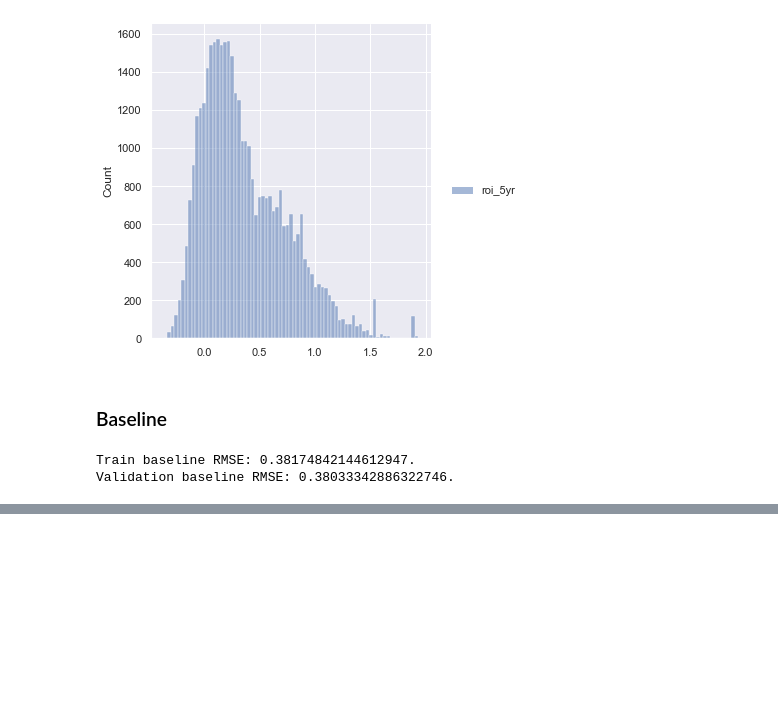
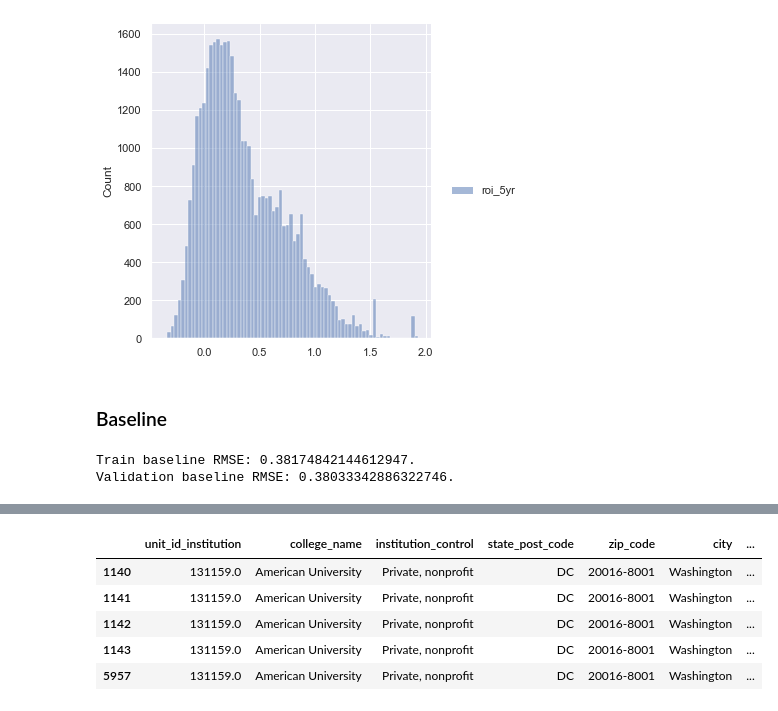
Before and after one commit to CDM-College-ROI/capstone_working_repo, a Jupyter notebook: cc_folder/cc_modeling.ipynb, the cells around one changed output, grey strips where cells are left out. Saved outputs shown, nothing was run; the diff lists cells and outputs as text; code cells hidden in the pictures; blank space fills up the shorter version.

```diff
--- a/cc_folder/cc_modeling.ipynb
+++ b/cc_folder/cc_modeling.ipynb
@@ -725,0 +974,9 @@ Validation baseline RMSE: 0.38033342886322746.
+# %%
+df[df.college_name == 'American University'].head()
+# %% [output]
+|  | unit_id_institution | college_name | institution_control | state_post_code | zip_code | city | ... |
+| 1140 | 131159.0 | American University | Private, nonprofit | DC | 20016-8001 | Washington | ... |
+| 1141 | 131159.0 | American University | Private, nonprofit | DC | 20016-8001 | Washington | ... |
+| 1142 | 131159.0 | American University | Private, nonprofit | DC | 20016-8001 | Washington | ... |
+| 1143 | 131159.0 | American University | Private, nonprofit | DC | 20016-8001 | Washington | ... |
+| 5957 | 131159.0 | American University | Private, nonprofit | DC | 20016-8001 | Washington | ... |
```
Also changed, not shown: parts of 22 cells of this notebook.
